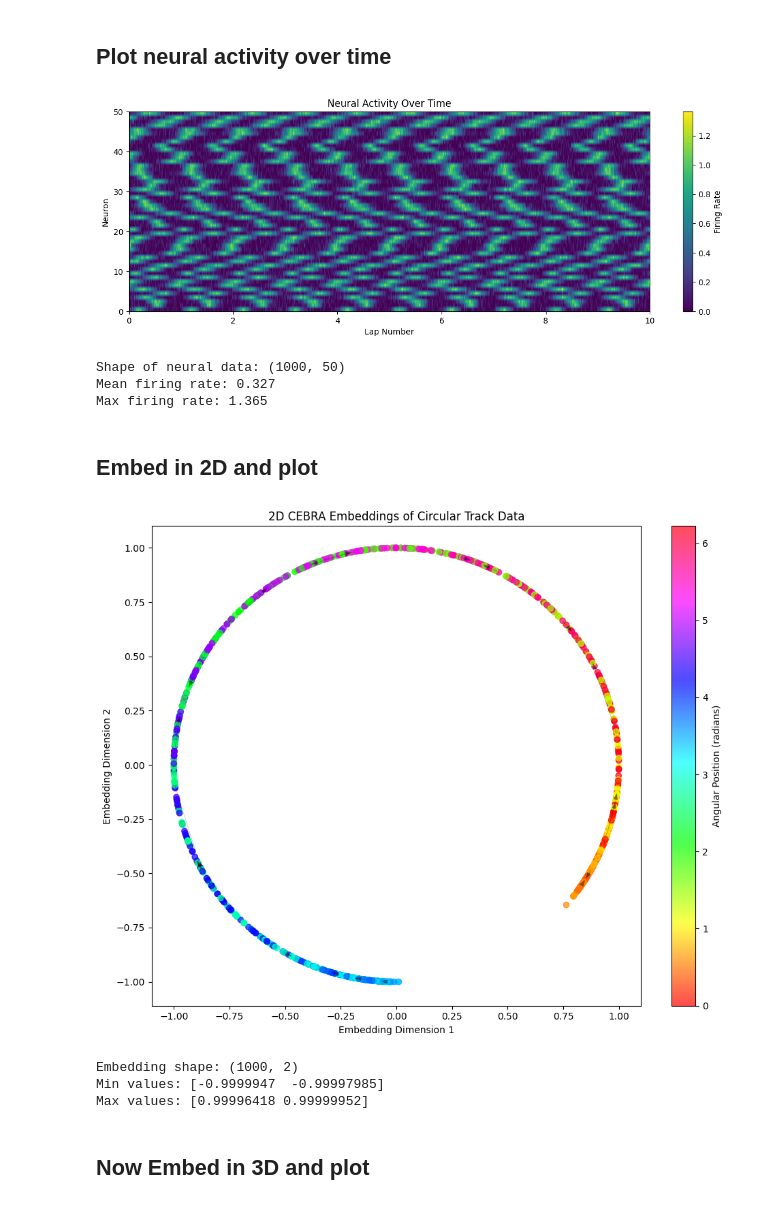
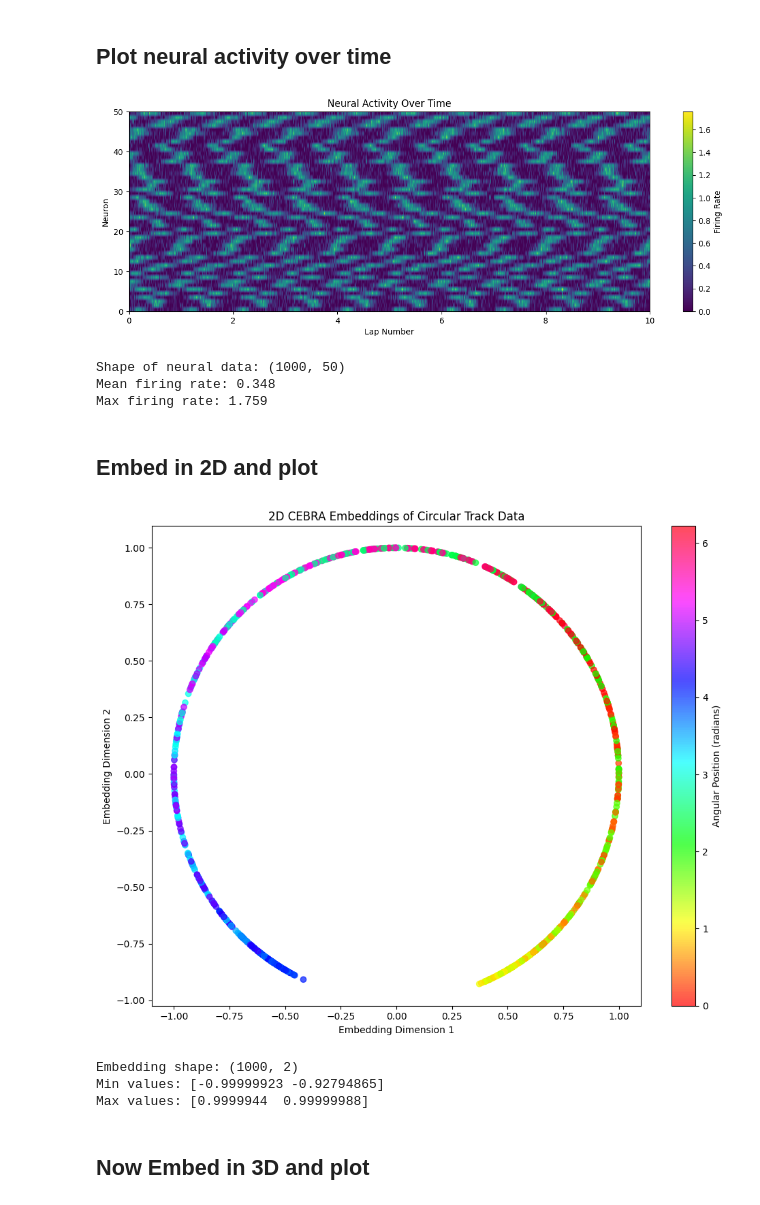
Before and after one commit to devshidfar/cebra_control_recal, a Jupyter notebook: synthetic_data/cebra_synthetic_data_circular_static.ipynb, the cells around one changed output. Cells and saved outputs as stored; diff of their text form; code cells hidden in the pictures.

```diff
--- a/synthetic_data/cebra_synthetic_data_circular_static.ipynb
+++ b/synthetic_data/cebra_synthetic_data_circular_static.ipynb
@@ -17,14 +19,10 @@ n_laps = 10
 n_positions_per_lap = 100
 n_timesteps = n_laps * n_positions_per_lap
 n_neurons = 50
-noise_level = 0.1
+noise_level = 0.2
 
 # Generate rat's angular position for multiple laps
 angular_position = np.linspace(0, 2*np.pi*n_laps, n_timesteps, endpoint=False)
-
-# # Convert angular position to x, y coordinates
-# rat_x = track_radius * np.cos(angular_position % (2*np.pi))
-# rat_y = track_radius * np.sin(angular_position % (2*np.pi))
 
 # Generate place fields for each neuron (in radians)
 place_fields = np.random.uniform(0, 2*np.pi, n_neurons) #uniformly spread out place fields
@@ -44,7 +42,7 @@ for i in range(n_neurons):
 
 # Add noise
 neural_data += np.random.normal(0, noise_level, neural_data.shape)
-neural_data = np.maximum(neural_data, 0)  # non-negative firing
+neural_data = np.maximum(neural_data, 0)  # non-negative firing (just in case, won't really happen)
 
 
 
@@ -59,9 +57,6 @@ print(f"Field widths (radians, first 5): {field_widths[:5]}")
 print(f"Neural data shape: {neural_data.shape}")
 print(f"Neural data sample (first 5 timesteps, first 3 neurons):\n{neural_data[:5, :3]}")
 print(f"Neural data sample (last 5 timesteps, first 3 neurons):\n{neural_data[-5:, :3]}")
-
-# Calculate the true 1D position (unwrapped)
-true_1d_position = angular_position * track_radius
 # %% [output]
 Total number of timesteps: 1000
 Place fields (radians, first 5): [2.35330497 5.97351416 4.59925358 3.76148219 0.98029403]
@@ -140,60 +141,51 @@ plt.ylabel('Neuron')
 plt.tight_layout()
 plt.show()
 
-# Print some statistics
+# Print some statistics about neural data
 print(f"Shape of neural data: {neural_data.shape}")
 print(f"Mean firing rate: {neural_data.mean():.3f}")
 print(f"Max firing rate: {neural_data.max():.3f}")
 # %% [output]
-[figure, old version]
+[figure, new version]
 Shape of neural data: (1000, 50)
-Mean firing rate: 0.327
-Max firing rate: 1.365
+Mean firing rate: 0.348
+Max firing rate: 1.759
 # %% [markdown]
 ## Embed in 2D and plot
 # %%
 # Create and fit the CEBRA model
 model = cebra.CEBRA(output_dimension=2, batch_size=512, learning_rate=3e-4, max_iterations=1000)
 model.fit(neural_data)
 
 # Transform the data to get the embeddings
 embeddings = model.transform(neural_data)
 
 # Create the plot
 plt.figure(figsize=(10, 8))
 scatter = plt.scatter(embeddings[:, 0],
                       embeddings[:, 1],
                       c=angular_position % (2*np.pi),
                       cmap='hsv',
                       alpha=0.7)
 
 plt.colorbar(scatter, label='Angular Position (radians)')
 plt.xlabel('Embedding Dimension 1')
 plt.ylabel('Embedding Dimension 2')
 plt.title('2D CEBRA Embeddings of Circular Track Data')
 
-# Add some arrows to show the direction of movement
-arrow_indices = np.linspace(0, len(embeddings)-1, 20, dtype=int)
-for i in arrow_indices:
-    if i+1 < len(embeddings):
-        plt.arrow(embeddings[i, 0], embeddings[i, 1],
-                  embeddings[i+1, 0] - embeddings[i, 0],
-                  embeddings[i+1, 1] - embeddings[i, 1],
-                  shape='full', lw=0, length_includes_head=True,
-                  head_width=0.02, color='black', alpha=0.5)
 
 plt.tight_layout()
 plt.show()
 
 # Print some statistics
 print(f"Embedding shape: {embeddings.shape}")
 print(f"Min values: {embeddings.min(axis=0)}")
 print(f"Max values: {embeddings.max(axis=0)}")
 # %% [output]
-[figure, old version]
+[figure, new version]
 Embedding shape: (1000, 2)
-Min values: [-0.9999947  -0.99997985]
-Max values: [0.99996418 0.99999952]
+Min values: [-0.99999923 -0.92794865]
+Max values: [0.9999944  0.99999988]
 # %% [markdown]
 ## Now Embed in 3D and plot
 # %%
```
Also changed, not shown: parts of 4 cells of this notebook, 35 other files.
